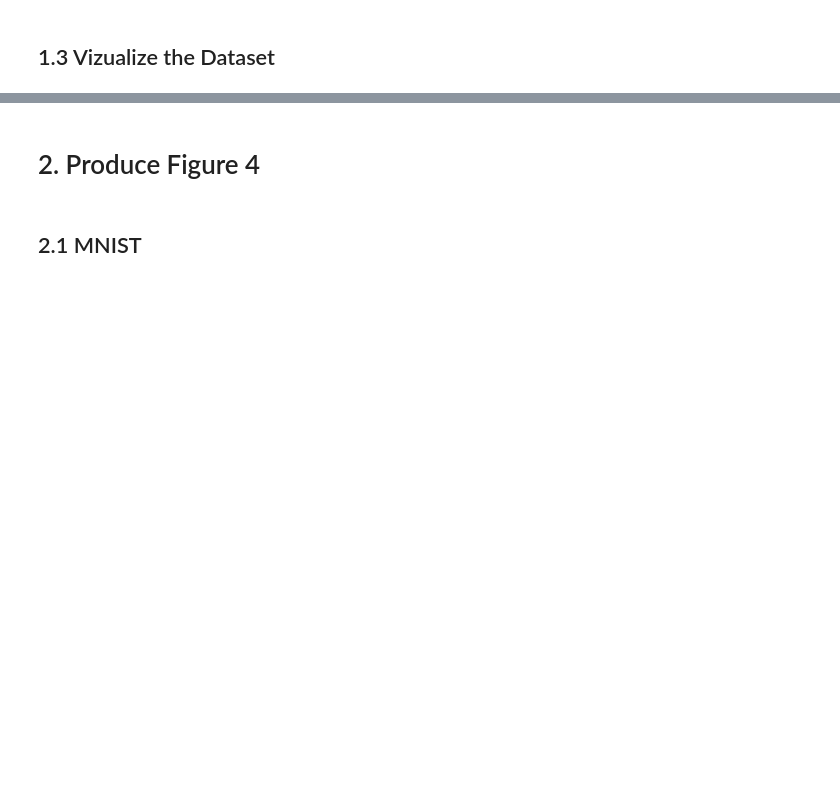
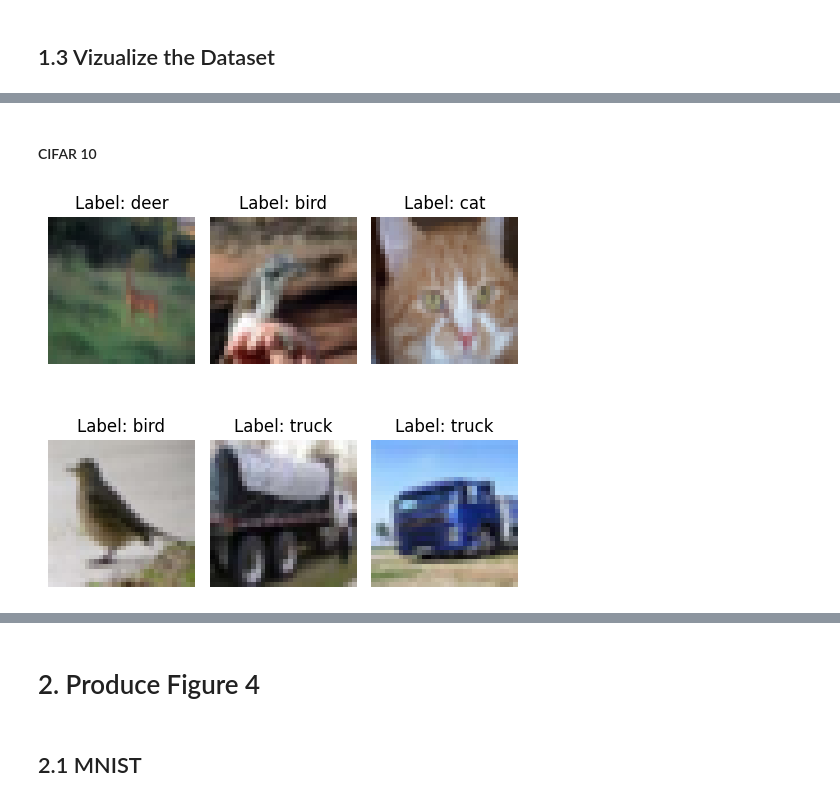
Before and after one commit to roduit/EE-411-FOIL-Project, a Jupyter notebook: source/main.ipynb, the cells around one changed output, grey strips where cells are left out. Saved outputs shown, nothing was run; the diff lists cells and outputs as text; code cells hidden in the pictures; blank space fills up the shorter version.

```diff
--- a/source/main.ipynb
+++ b/source/main.ipynb
@@ -240,0 +181,10 @@ show(grid)
+# %%
+#CIFAR-10
+metadata_path = './data/cifar-10-batches-py/batches.meta'
+metadata = unpickle(metadata_path)
+cifar10_dict = [label.decode('utf-8') for label in metadata[b'label_names']]
+
+#CIFAR-100
+metadata_path = './data/cifar-100-python/meta'
+metadata = unpickle(metadata_path)
+cifar100_dict = [label.decode('utf-8') for label in metadata[b'fine_label_names']]
@@ -240,0 +197,6 @@ show(grid)
+# %% [markdown]
+#### CIFAR 10
+# %%
+visualize_dataset((np.array(CIFAR_10_train_dataset.data), np.array(CIFAR_10_train_dataset.targets)), num_images=6,label_names=cifar10_dict)
+# %% [output]
+[figure, added]
```
Also changed, not shown: parts of 30 cells of this notebook, 6 other files.
